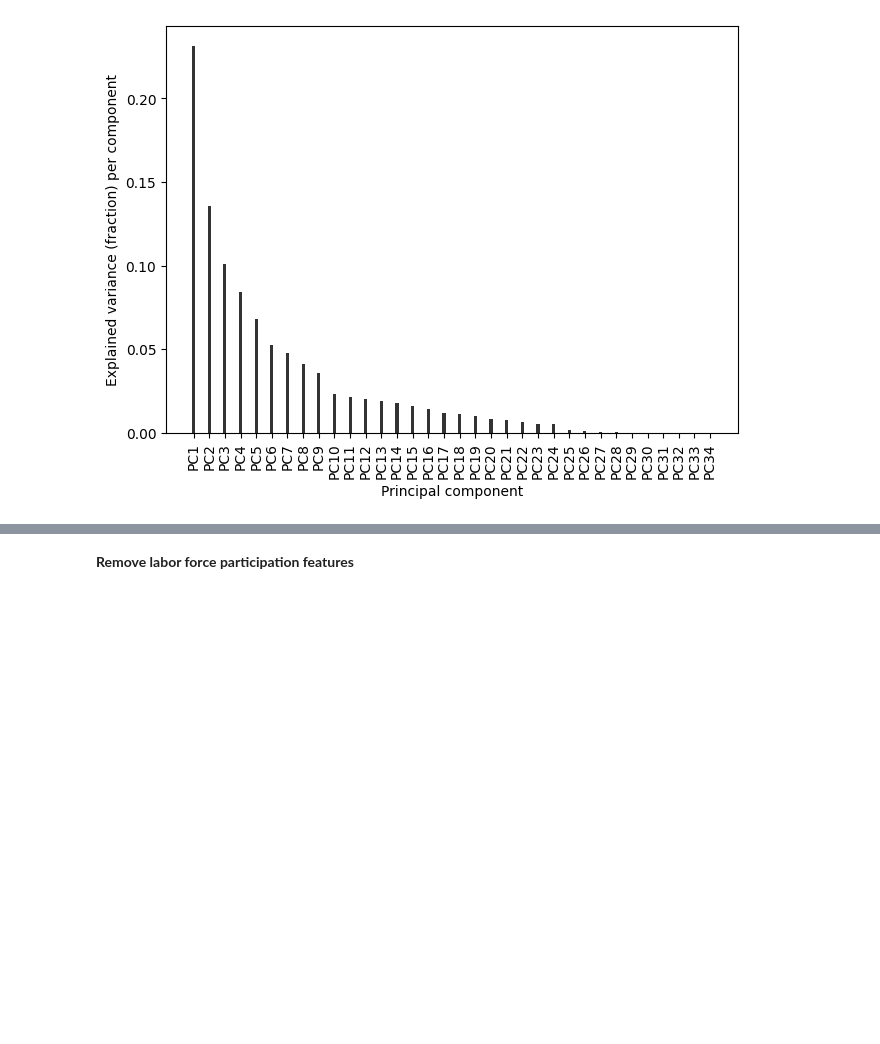
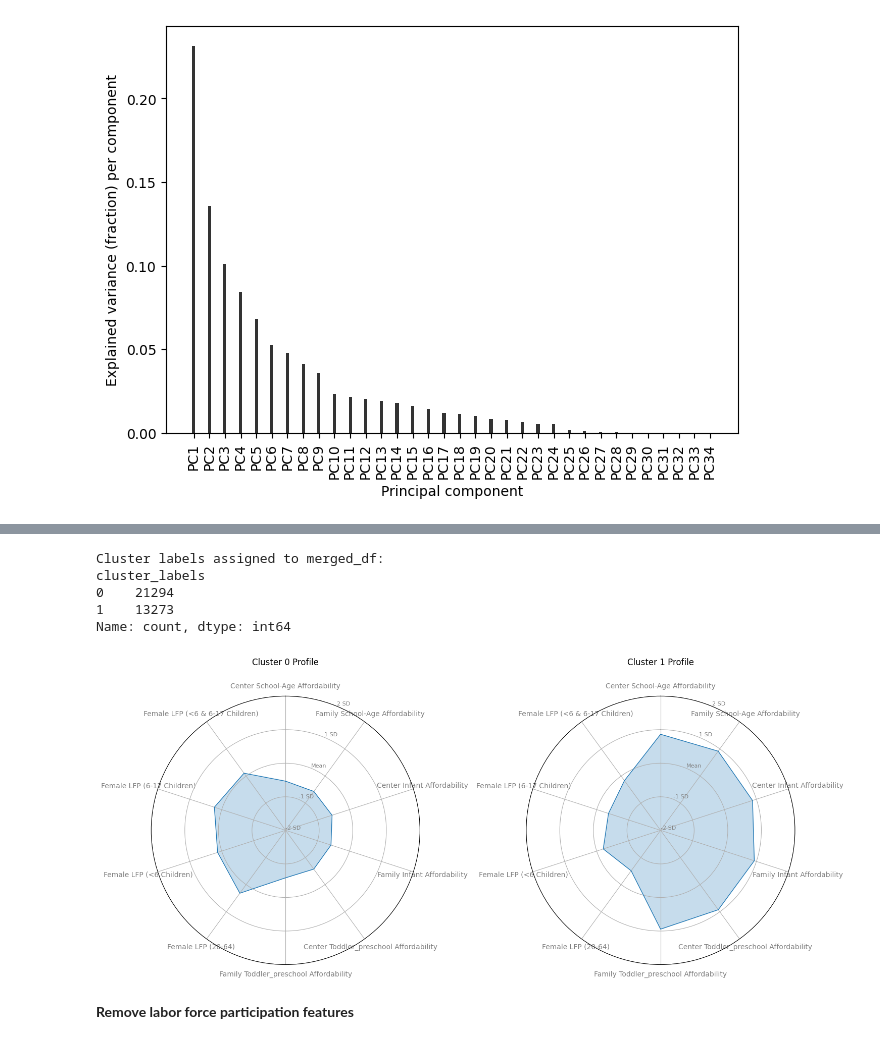
Before and after one commit to AliceNanL/BA820-project, a Jupyter notebook: BA820_Childcare_M4_NanLi.ipynb, the cells around one changed output, grey strips where cells are left out. Cells and saved outputs as stored; diff of their text form; code cells hidden in the pictures; blank space fills up the shorter version.

```diff
--- a/BA820_Childcare_M4_NanLi.ipynb
+++ b/BA820_Childcare_M4_NanLi.ipynb
@@ -718,3 +732,83 @@ plt.show()
+# %%
+from sklearn.cluster import KMeans
+
+n_clusters = 2
+kmeans = KMeans(n_clusters=n_clusters, random_state=42, n_init='auto')
+
+# Apply K-Means to the scaled data and get cluster labels
+cluster_labels = kmeans.fit_predict(df_numeric_normalized[selected_columns])
+
+# Assign the cluster labels back to the correct rows in merged_df
+merged_df['cluster_labels'] = cluster_labels
+
+print("Cluster labels assigned to merged_df:")
+print(merged_df['cluster_labels'].value_counts(dropna=False))
+# %% [output]
+Cluster labels assigned to merged_df:
+cluster_labels
+0    21294
+1    13273
+Name: count, dtype: int64
+# %%
+import matplotlib.pyplot as plt
+import numpy as np
+
+# Prepare data for radar chart using scaled cluster centers for better comparison
+# The 'selected_columns' list already contains the features for clustering
+features = selected_columns
+num_features = len(features)
+
+# Get the scaled cluster centroids from the KMeans model
+scaled_cluster_centroids = kmeans.cluster_centers_
+
+# Create shorter, more readable labels for the features
+feature_labels = [
+    'Center School-Age Affordability',
+    'Family School-Age Affordability',
+    'Center Infant Affordability',
+    'Family Infant Affordability',
+    'Center Toddler_preschool Affordability',
+    'Family Toddler_preschool Affordability',
+    'Female LFP (20-64)',
+    'Female LFP (<6 Children)',
+    'Female LFP (6-17 Children)',
+    'Female LFP (<6 & 6-17 Children)'
+]
+
+# Add the first feature to the end to close the circle in the radar chart
+# This ensures the polygon connects back to the start
+angles = np.linspace(0, 2 * np.pi, num_features, endpoint=False).tolist()
+angles += angles[:1] # Complete the circle
+feature_labels_plot = feature_labels + [feature_labels[0]]
+
+fig, axes = plt.subplots(figsize=(15, 10), nrows=1, ncols=2, subplot_kw=dict(polar=True))
+axes = axes.flatten()
+
+# Plot each cluster on a separate radar chart
+for i in range(n_clusters):
+    cluster_label = i
+    values = scaled_cluster_centroids[i].tolist()
+    values += values[:1] # Complete the circle
+
+    ax = axes[i]
+    ax.plot(angles, values, linewidth=1, linestyle='solid', label=f'Cluster {cluster_label}')
+    ax.fill(angles, values, alpha=0.25)
+    ax.set_title(f'Cluster {cluster_label} Profile', size=12, color='black', y=1.1)
+
+    # Set radial axis ticks (y-axis for polar plot)
+    ax.set_yticks([-2, -1, 0, 1, 2]) # Example ticks for scaled data
+    ax.set_yticklabels(['-2 SD', '-1 SD', 'Mean', '1 SD', '2 SD'], color='grey', size=8)
+    ax.tick_params(axis='y', pad=10) # Adjust padding for y-axis labels
+
+    ax.set_xticks(angles[:-1])
+    ax.set_xticklabels(feature_labels, color='grey', size=10)
+    ax.set_theta_offset(np.pi / 2)
+    ax.set_theta_direction(-1)
+
+plt.tight_layout()
+plt.show()
+# %% [output]
+[figure, added]
 # %% [markdown]
 **Remove labor force participation features**
 # %%
```
Also changed, not shown: parts of 6 cells of this notebook.
